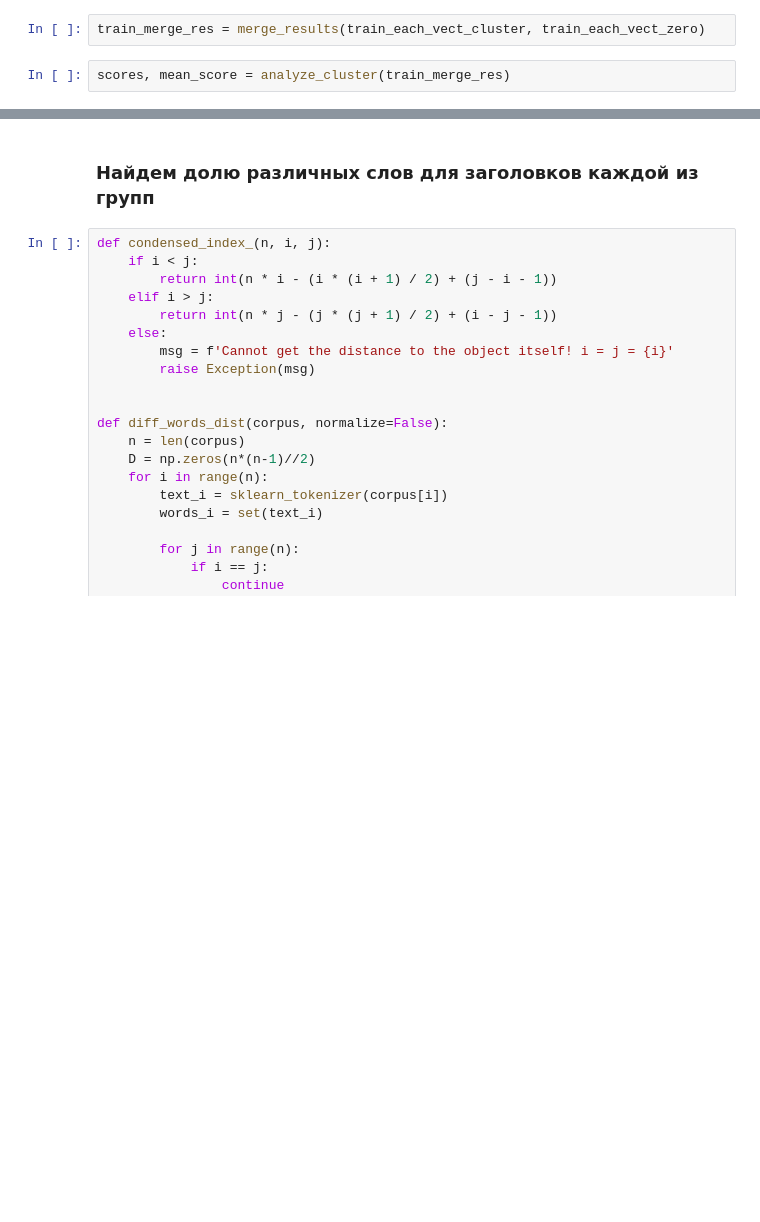
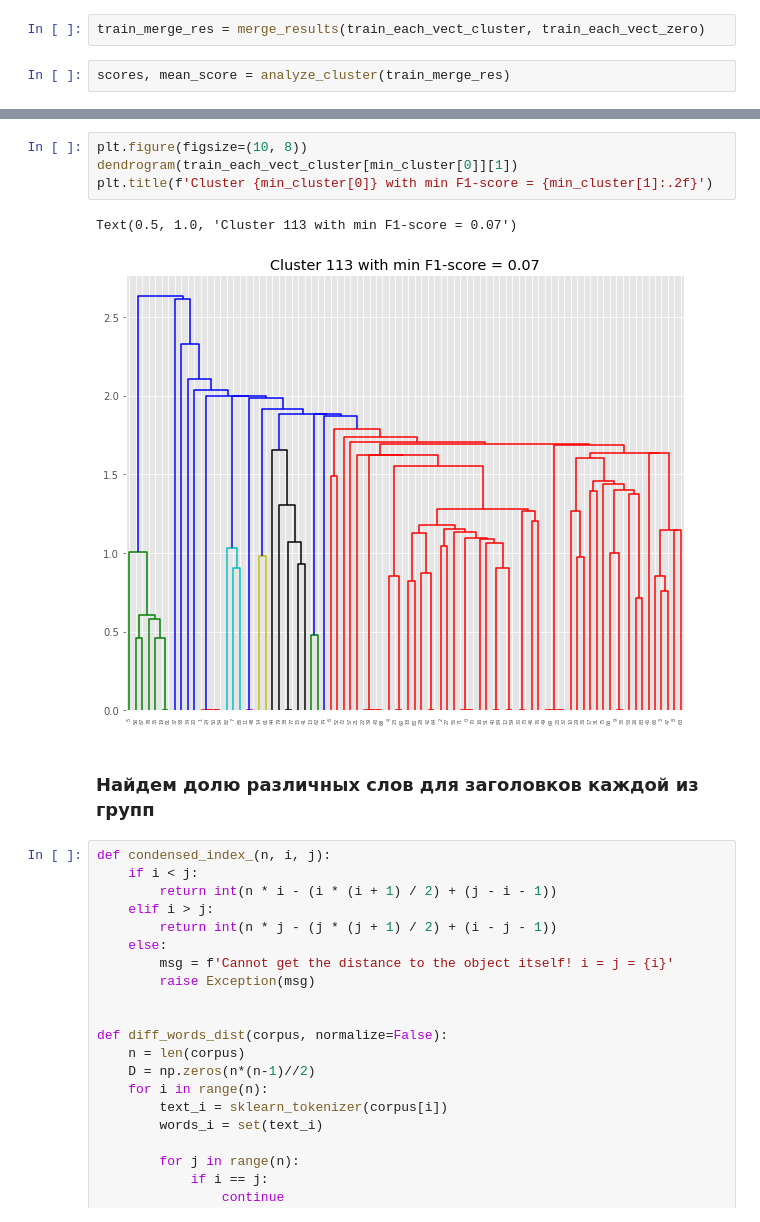
Before and after one commit to gennadylaptev/ml1_hw, a Jupyter notebook: hw4/laptev_hw4.ipynb, the cells around one changed output, grey strips where cells are left out. Saved outputs shown, nothing was run; the diff lists cells and outputs as text; blank space fills up the shorter version.

```diff
--- a/hw4/laptev_hw4.ipynb
+++ b/hw4/laptev_hw4.ipynb
@@ -1050,3 +1093,10 @@ mean_score
+# %%
+plt.figure(figsize=(10, 8))
+dendrogram(train_each_vect_cluster[min_cluster[0]][1])
+plt.title(f'Cluster {min_cluster[0]} with min F1-score = {min_cluster[1]:.2f}')
+# %% [output]
+Text(0.5, 1.0, 'Cluster 113 with min F1-score = 0.07')
+[figure, added]
 # %% [markdown]
 ### Найдем долю различных слов для заголовков каждой из групп
 # %%
```
Also changed, not shown: parts of 31 cells of this notebook.
